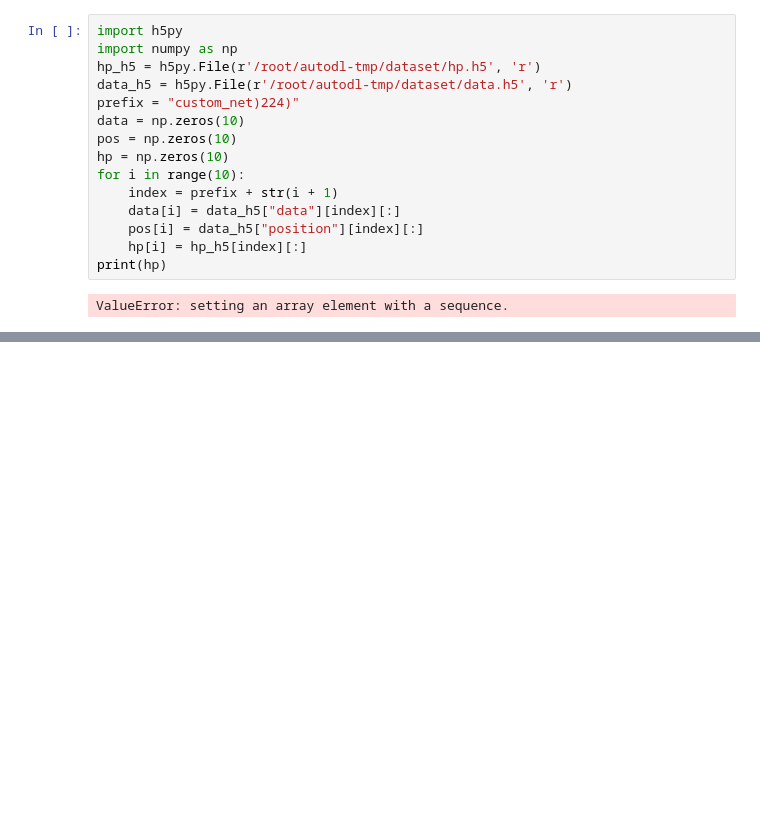
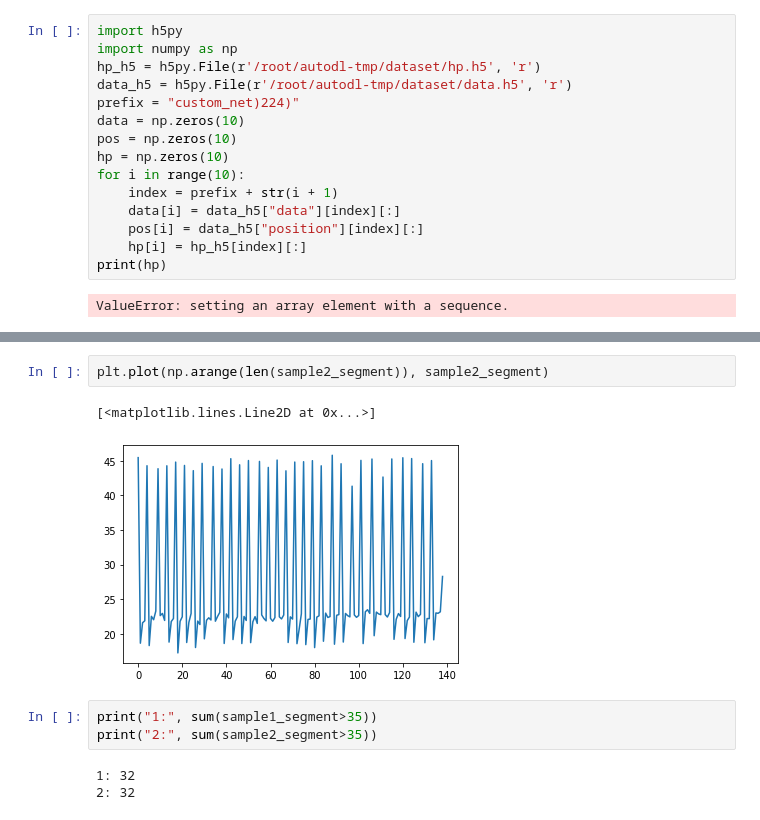
Before and after one commit to dakangaa/DeepTheft, a Jupyter notebook: test.ipynb, the cells around one changed output, grey strips where cells are left out. Saved outputs shown, nothing was run; the diff lists cells and outputs as text; blank space fills up the shorter version.

```diff
--- a/test.ipynb
+++ b/test.ipynb
@@ -160,0 +170,11 @@ print(a+b)
+# %%
+plt.plot(np.arange(len(sample2_segment)), sample2_segment)
+# %% [output]
+[<matplotlib.lines.Line2D at 0x...>]
+[figure, added]
+# %%
+print("1:", sum(sample1_segment>35))
+print("2:", sum(sample2_segment>35))
+# %% [output]
+1: 32
+2: 32
```
Also changed, not shown: parts of 10 cells of this notebook, 20 other files.
